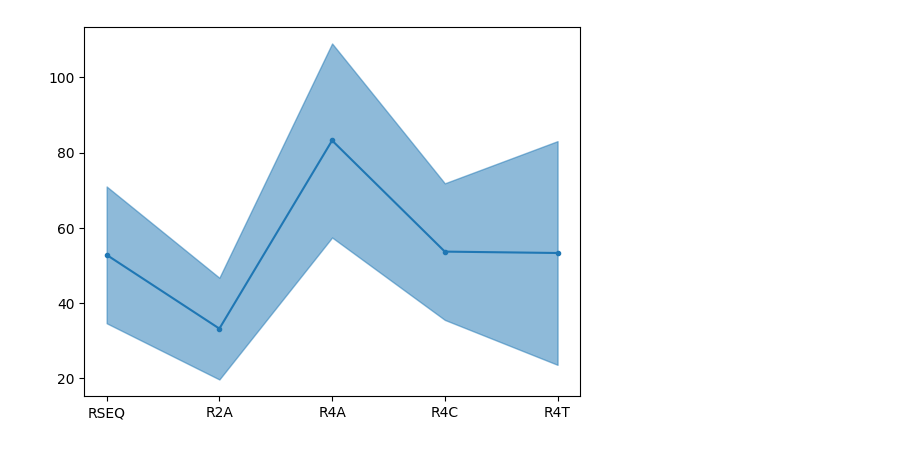
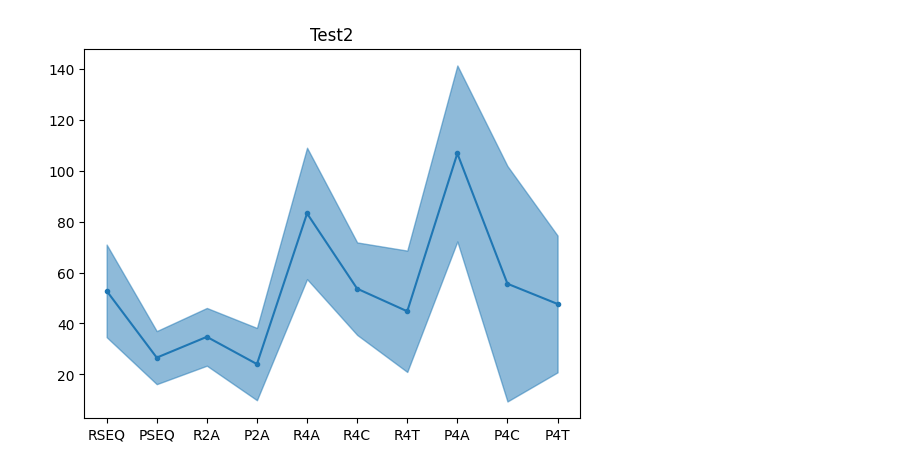
Before and after one commit to francescosongia/waveXT_ParallelDomDec, a Jupyter notebook: results/look_at_times.ipynb, the cells around one changed output. Cells and saved outputs as stored; diff of their text form; code cells hidden in the pictures.

Commit message:
new tests

```diff
--- a/results/look_at_times.ipynb
+++ b/results/look_at_times.ipynb
@@ -2,7 +2,7 @@
 import numpy as np
 import matplotlib.pyplot as plt
 
-def plot_fill(arr_list,title_list):
+def plot_fill(arr_list,title_list,title=''):
     n = len(arr_list)
     x = np.arange(1,n+1)
     means = np.zeros([1,n])
@@ -16,47 +16,48 @@ def plot_fill(arr_list,title_list):
     plt.plot(x,means[0,:],'.-')
     plt.fill_between(x, means[0,:] - stds[0,:], means[0,:] + stds[0,:], color='C0', alpha=0.5)
     plt.xticks(x, title_list)
+    plt.title(title)
     plt.show()
 # %%
 A1 = [68,115,52,41,53,57,53,39,50,43,45,44,44,48,40]
 A2 = [48,54,19,23,29,32,24,18,18,19,24,24,26,23,18]
-A3 = [28,76,25,30,47,48,33,30,24,26,27,27,26,26,25]
+A3 = [28,76,25,30,47,48,33,30,24,26,27,27,26,26,25,34,31,35,44,36,31,51,40,31,38]
 A4 = [21,76,20,17,21,25,25,23,17,25,18,20,16,18,19]
 A5 = [138,97,57,71,88,89,70,63,60,70,55,96,142,70,82]
 A6 = [93,77,43,47,81,42,43,43,35,76,35,37,45,58,50]
-A7 = [26,83,22,31,109,78,46,23,35,80]
+A7 = [26,83,22,31,109,78,46,23,35,80,34,43,33,41,37,35,26,24,45]
 A8 = [78,151,137,72,86,119,77,119,86,73,172,171,77,86,97]
 A9 = [185,64,22,36,23,112,108,84,24,17,31,51,32,18,27]
 A10 = [63,31,22,34,42,70,100,102,27,21,28,30,43,25,77]
 
 B1 = [1153,1504,933,888,1165,1101,1240,863,927,875,908,921,881,952]
 B2 = [336,383,289,302,360,341,348,308,339,267,306,294,285,289]
-B3 = [1047,728,594,597,670,660,667,573,557,551,550,622,573,573]
+B3 = [1047,728,594,597,670,660,667,573,557,551,550,622,573,573,715,722,642,715,718,633,647,723]
 B4 = [771,337,261,237,266,310,266,250,253,248,264,239,249,239]
 B5 = [1372,1579,1150,1319,1079,1099,1366,1113,1080,1193,1174,1155,989,1104,1027]
 B6 = [1433,1854,1413,1191,1221,1237,1243,1161,1154,1136,1684,1274,1236,1132]
-B7 = [797,604,639,564,830,542,619,655,560,546]
+B7 = [797,604,639,564,830,542,619,655,560,546,546,589,625,619,674,632,639,642,596,602]
 B8 = [1003,1089,796,827,891,1579,936,891,814,824,856,806,846,805]
 B9 = [480,591,393,388,466,391,441,367,382,390,409,430,409,405]
-B10 = [400,349,375,364,376,353,384,352,421]
+B10 = [400,349,375,364,376,353,384,352,421,374,470,394,379,474,471,577,619,401,368]
 # %%
-test = 1
+test = 2
 title_list = ['RSEQ','PSEQ','R2A','P2A','R4A','R4C','R4T','P4A','P4C','P4T']
 
 if test:
     to_plot = [A1,A2,A3,A4,A5,A6,A7,A8,A9,A10]
 else:
     to_plot = [B1,B2,B3,B4,B5,B6,B7,B8,B9,B10] # ALL TEST2
 
 ras = np.array([0,2,4,5,6],dtype = int)
 pipe = np.array([1,3,7,8,9],dtype = int)
 all10 = np.arange(10)
 
-idx = ras
+idx = all10
 
-plot_fill([to_plot[i] for i in idx],[title_list[i] for i in idx])
+plot_fill([to_plot[i] for i in idx],[title_list[i] for i in idx],'Test2')
 # %% [output]
-[figure, old version]
+[figure, new version]
 # %%
 # 2subx 4Proce
 
```
